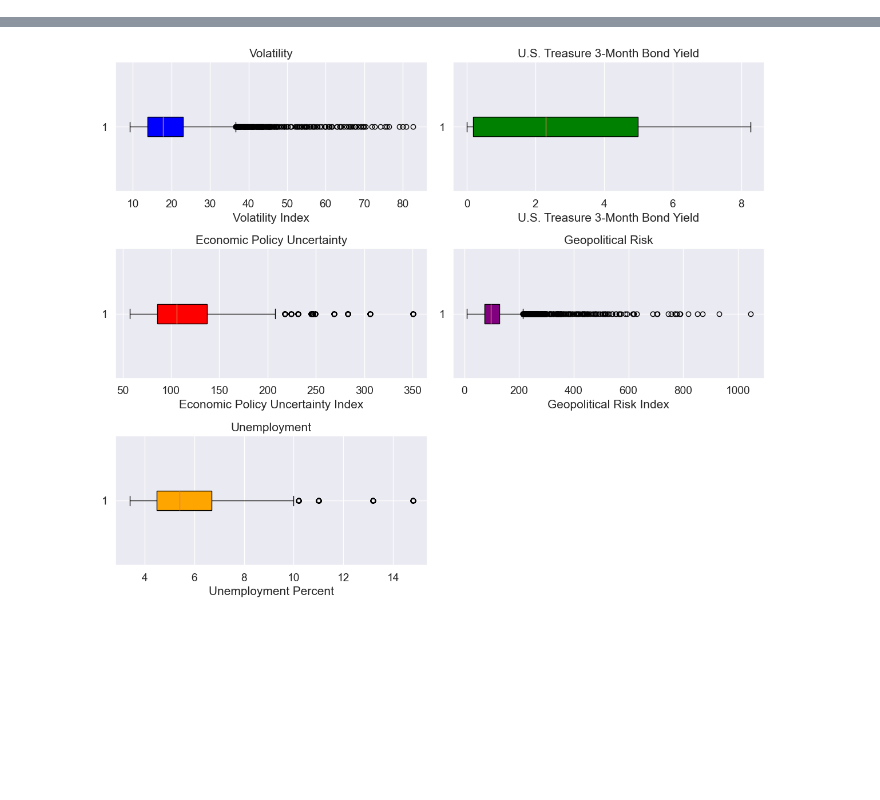
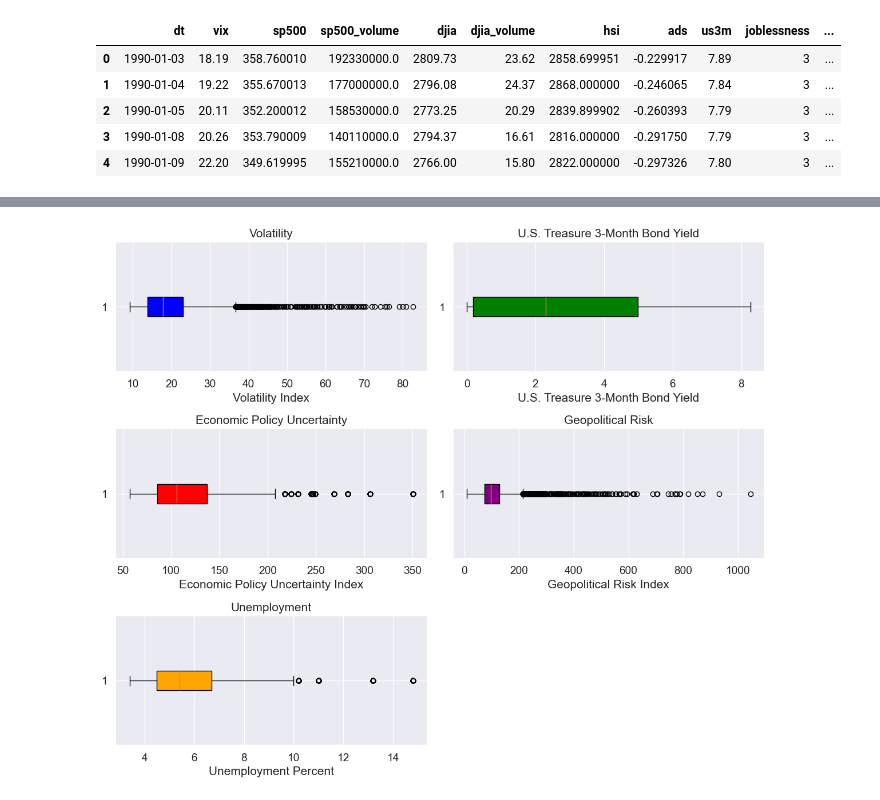
Before and after one commit to INFO-523-F25/final-project-team-5, a Jupyter notebook: utils/data_prep_graphs_test.ipynb, the cells around one changed output, grey strips where cells are left out. Cells and saved outputs as stored; diff of their text form; code cells hidden in the pictures; blank space fills up the shorter version.

```diff
--- a/utils/data_prep_graphs_test.ipynb
+++ b/utils/data_prep_graphs_test.ipynb
@@ -0,0 +1,46 @@
+# %%
+# Importing all the Necessary Modules
+import pandas as pd
+import seaborn as sns
+import matplotlib.pyplot as plt
+import statsmodels.api as sm
+
+# Setting the Boxplot Theme
+sns.set_theme(style = 'whitegrid')
+
+# Scaling font size
+sns.set(font_scale = 1.25)
+
+# Exploratory Data Analysis
+# Reading in the csv files
+stock_data = pd.read_csv('data/stock_data.csv')
+unemployment = pd.read_csv('data/SeriesReport.csv')
+
+# Converting the Observation Date Variable to a Datetime Variable
+stock_data['dt'] = pd.to_datetime(stock_data['dt'])
+
+# Unpivoting the Unemployment Data
+unemployment_unpivot = unemployment.melt(id_vars='Year', var_name='Month', value_name='Unemployment Percent')
+
+# Extracting the Year and Month from the Observation Date
+stock_data['Year'] = stock_data['dt'].dt.year
+stock_data['Month'] = stock_data['dt'].dt.month
+
+# Replacing the Month Words with Month Numbers
+month_replacement = {'Jan': 1, 'Feb': 2, 'Mar': 3, 'Apr': 4, 'May': 5, 'Jun': 6, 'Jul': 7, 'Aug': 8, 'Sep': 9, 'Oct': 10, 'Nov': 11, 'Dec': 12}
+
+# Apply the mapping
+unemployment_unpivot['Month'] = unemployment_unpivot['Month'].map(month_replacement)
+
+# Merging the two DataFrames Together
+stock_data_final = pd.merge(stock_data, unemployment_unpivot, on = ['Year', 'Month'], how = 'left')
+
+# Returning the First Five Records
+stock_data_final.head()
+# %% [output]
+|  | dt | vix | sp500 | sp500_volume | djia | djia_volume | hsi | ads | us3m | joblessness | ... |
+| 0 | 1990-01-03 | 18.19 | 358.760010 | 192330000.0 | 2809.73 | 23.62 | 2858.699951 | -0.229917 | 7.89 | 3 | ... |
+| 1 | 1990-01-04 | 19.22 | 355.670013 | 177000000.0 | 2796.08 | 24.37 | 2868.000000 | -0.246065 | 7.84 | 3 | ... |
+| 2 | 1990-01-05 | 20.11 | 352.200012 | 158530000.0 | 2773.25 | 20.29 | 2839.899902 | -0.260393 | 7.79 | 3 | ... |
+| 3 | 1990-01-08 | 20.26 | 353.790009 | 140110000.0 | 2794.37 | 16.61 | 2816.000000 | -0.291750 | 7.79 | 3 | ... |
+| 4 | 1990-01-09 | 22.20 | 349.619995 | 155210000.0 | 2766.00 | 15.80 | 2822.000000 | -0.297326 | 7.80 | 3 | ... |
```
Also changed, not shown: parts of 3 cells of this notebook, 1 other file.
